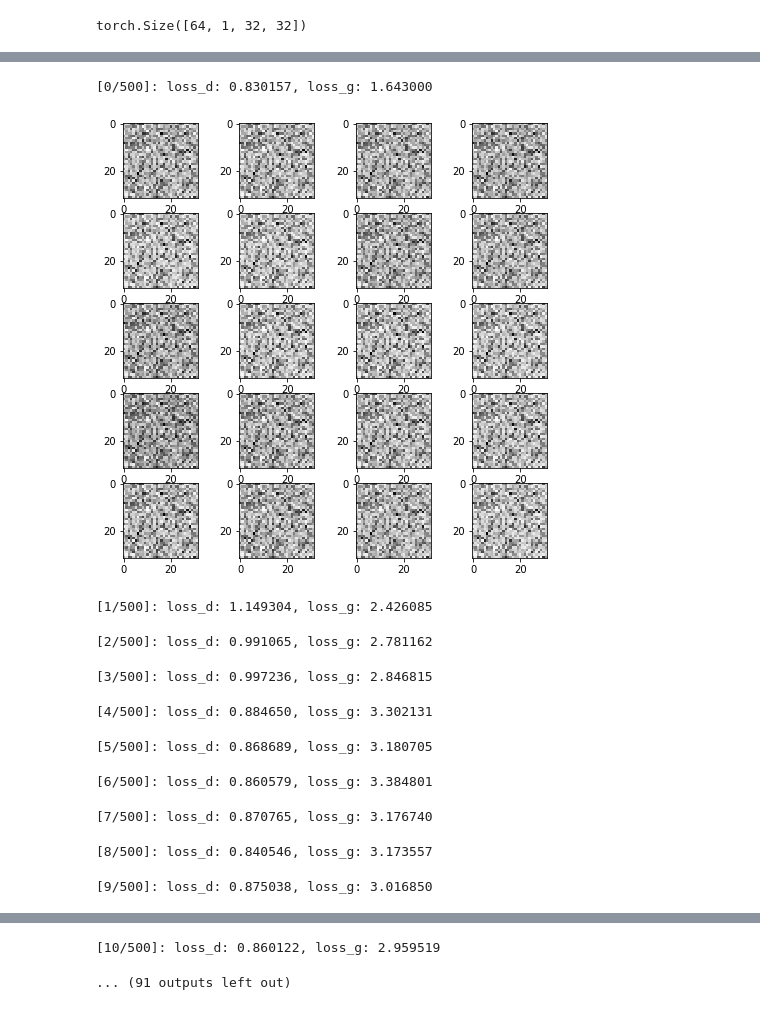
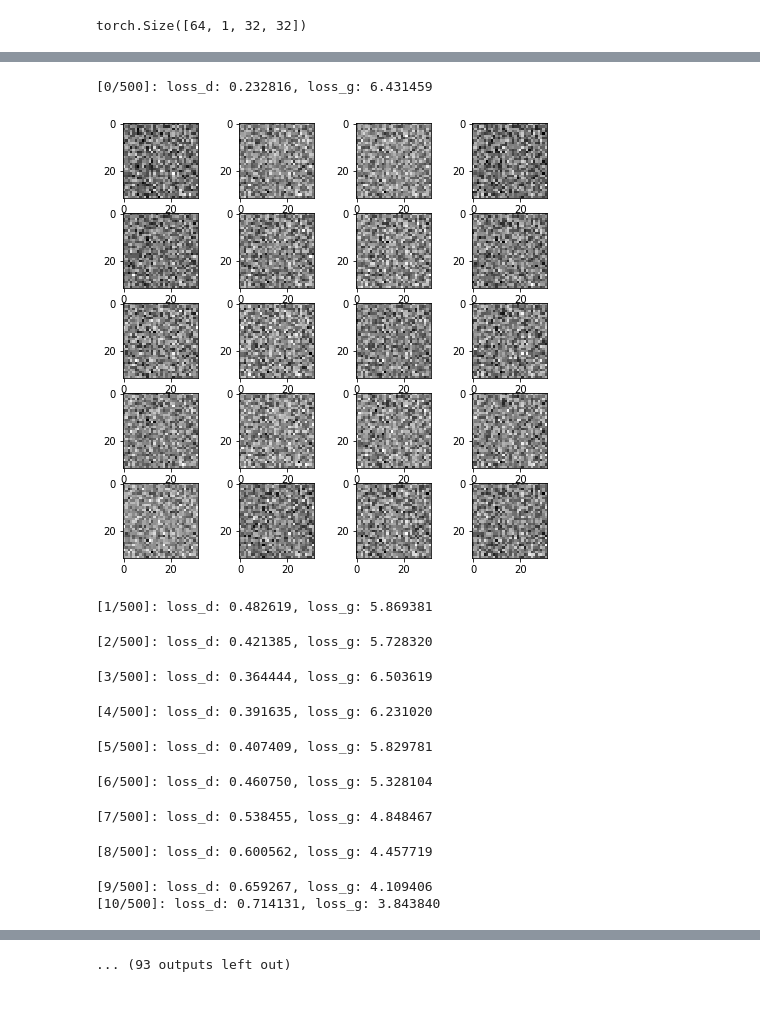
Before and after one commit to Arattel/Icons_Generation, a Jupyter notebook: GAN.ipynb, the cells around one changed output, grey strips where cells are left out. Drawn from its saved outputs; the diff is of its cells as text; code cells hidden in the pictures.

Commit message:
Minor edits to save pretrained models

```diff
--- a/GAN.ipynb
+++ b/GAN.ipynb
@@ -97,38 +95,41 @@ def generate_images(num_images):
 # %%
 from tqdm import tqdm
 D_losses, G_losses = [], []
 z_dim = 200
 G = Generator(200, 1024).to(device)
 D = Discriminator(1024).to(device)
 
 lr = 0.0002
-G_optimizer = optim.Adam(G.parameters(), lr=lr)
-D_optimizer = optim.Adam(D.parameters(), lr=lr)
+G_optimizer = optim.Adam(G.parameters(), lr=lr/4)
+D_optimizer = optim.Adam(D.parameters(), lr=lr*5)
 criterion = nn.BCELoss()
 
 for epoch in tqdm(range(num_epochs)):
     for batch_idx, x in enumerate(loader):
         G_losses.append(G_train(x))
         D_losses.append(D_train(x))
     print('[%d/%d]: loss_d: %.6f, loss_g: %.6f' % (
         (epoch), num_epochs, torch.mean(torch.FloatTensor(D_losses)), torch.mean(torch.FloatTensor(G_losses))))
-    if epoch % 20 == 0:
+    if epoch % 10 == 0:
         images = generate_images(21)
         visualize_images(images, function=lambda x: x.cpu().detach().numpy(), cmap='gray')
+    torch.save(D.state_dict(), 'discriminator_GAN')
+    torch.save(G.state_dict(), 'generator_GAN')
 
 plt.plot(np.log(D_losses))
 plt.show()
 plt.plot(np.log(G_losses))
 plt.show()
 # %% [output]
-[0/500]: loss_d: 0.830157, loss_g: 1.643000
+[0/500]: loss_d: 0.232816, loss_g: 6.431459
-[figure, old version]
+[figure, new version]
-[1/500]: loss_d: 1.149304, loss_g: 2.426085
+[1/500]: loss_d: 0.482619, loss_g: 5.869381
-[2/500]: loss_d: 0.991065, loss_g: 2.781162
+[2/500]: loss_d: 0.421385, loss_g: 5.728320
-[3/500]: loss_d: 0.997236, loss_g: 2.846815
+[3/500]: loss_d: 0.364444, loss_g: 6.503619
-[4/500]: loss_d: 0.884650, loss_g: 3.302131
+[4/500]: loss_d: 0.391635, loss_g: 6.231020
-[5/500]: loss_d: 0.868689, loss_g: 3.180705
+[5/500]: loss_d: 0.407409, loss_g: 5.829781
-[6/500]: loss_d: 0.860579, loss_g: 3.384801
+[6/500]: loss_d: 0.460750, loss_g: 5.328104
-[7/500]: loss_d: 0.870765, loss_g: 3.176740
+[7/500]: loss_d: 0.538455, loss_g: 4.848467
-[8/500]: loss_d: 0.840546, loss_g: 3.173557
+[8/500]: loss_d: 0.600562, loss_g: 4.457719
-[9/500]: loss_d: 0.875038, loss_g: 3.016850
+[9/500]: loss_d: 0.659267, loss_g: 4.109406
+[10/500]: loss_d: 0.714131, loss_g: 3.843840
@@ -135,2 +137 @@ plt.show()
-[10/500]: loss_d: 0.860122, loss_g: 2.959519
+... (93 outputs left out)
-... (91 outputs left out)
```
Also changed, not shown: parts of 9 cells of this notebook, 3 other files.
